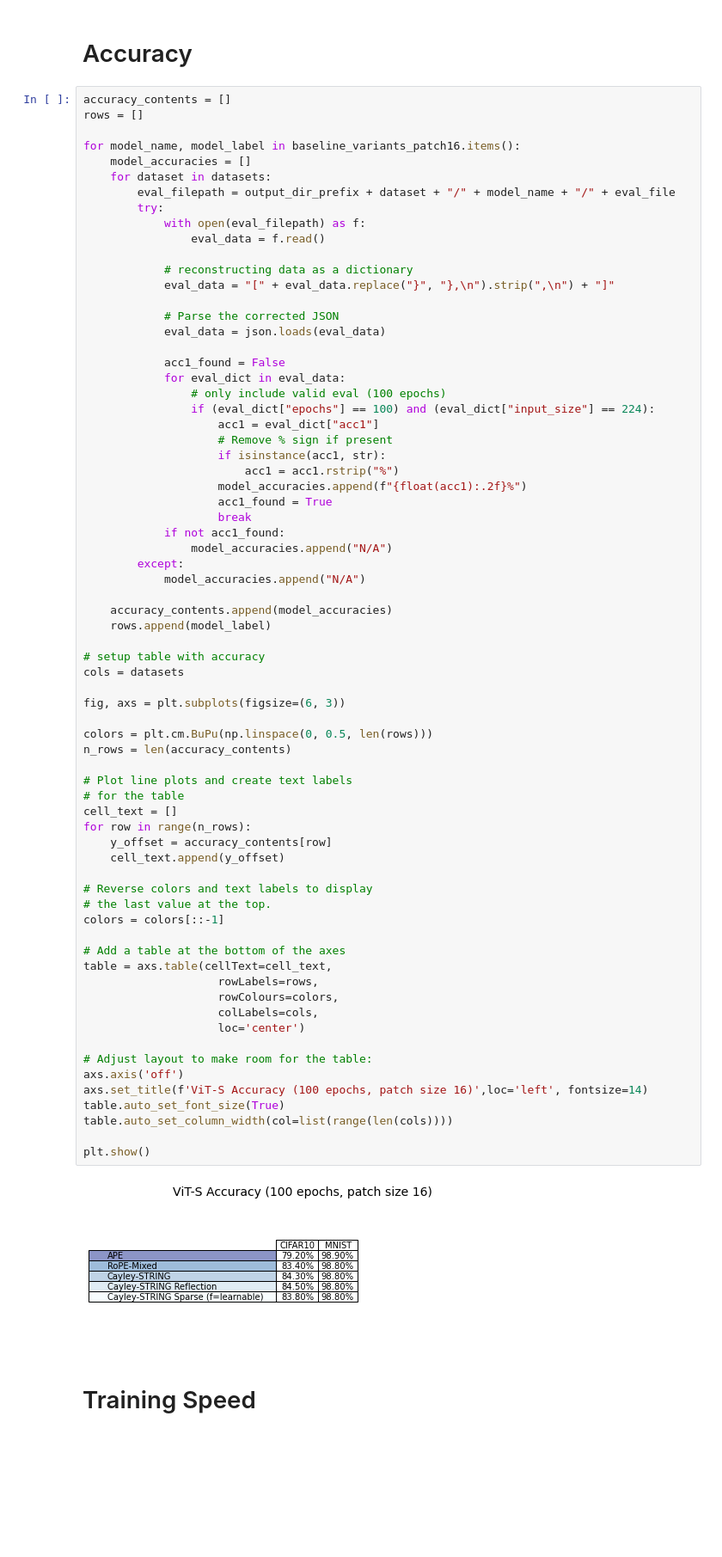
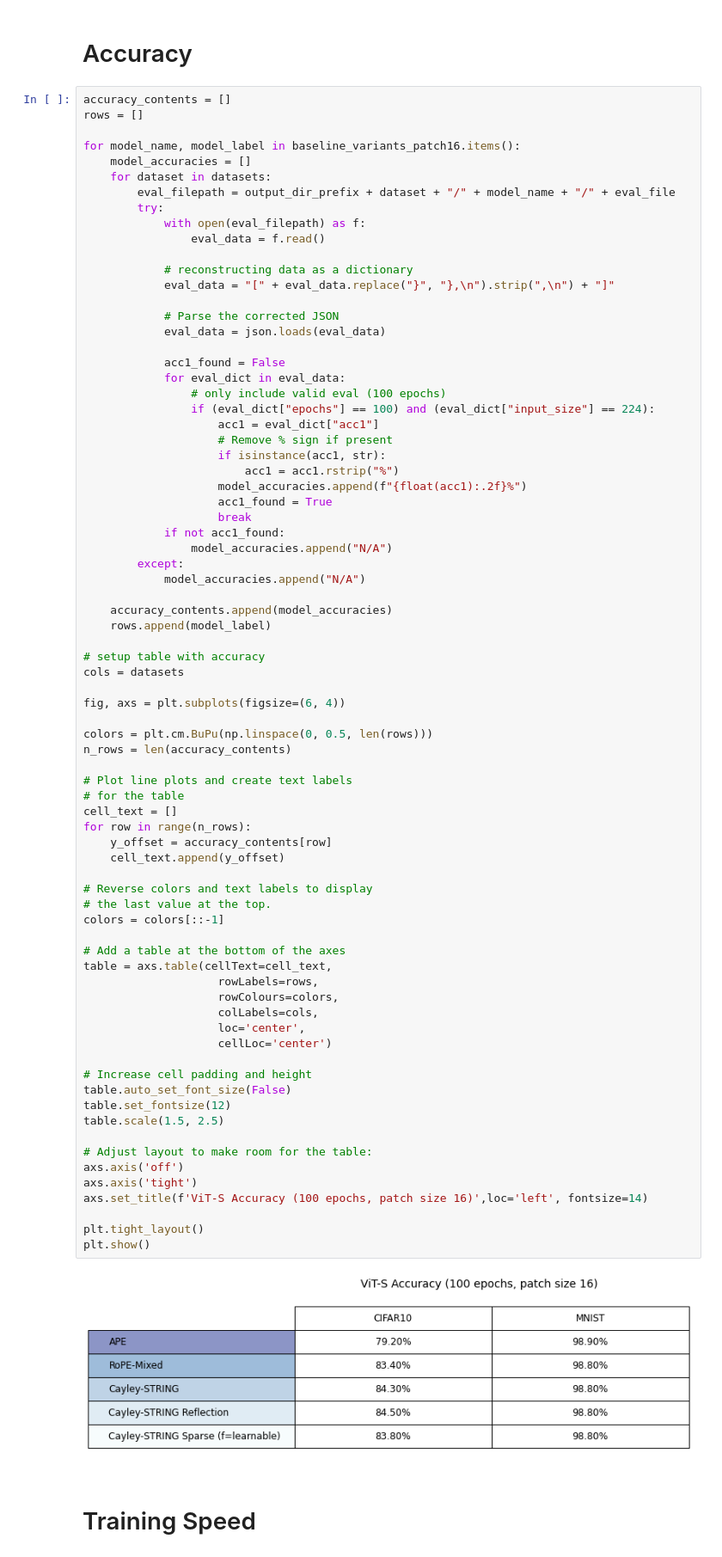
Before and after one commit to mariafernandasf/data-mining-project, a Jupyter notebook: plot_experiment_results_new.ipynb, the cells around one changed output. Shown at 86% size. Cells and saved outputs as stored; diff of their text form; blank space fills up the shorter version.

Commit message:
improve formatting for acc table

```diff
--- a/plot_experiment_results_new.ipynb
+++ b/plot_experiment_results_new.ipynb
@@ -142,38 +142,44 @@ for model_name, model_label in baseline_variants_patch16.items():
 # setup table with accuracy
 cols = datasets
 
-fig, axs = plt.subplots(figsize=(6, 3))
+fig, axs = plt.subplots(figsize=(6, 4))
 
 colors = plt.cm.BuPu(np.linspace(0, 0.5, len(rows)))
 n_rows = len(accuracy_contents)
 
 # Plot line plots and create text labels
 # for the table
 cell_text = []
 for row in range(n_rows):
     y_offset = accuracy_contents[row]
     cell_text.append(y_offset)
 
 # Reverse colors and text labels to display
 # the last value at the top.
 colors = colors[::-1]
 
 # Add a table at the bottom of the axes
 table = axs.table(cellText=cell_text,
                     rowLabels=rows,
                     rowColours=colors,
                     colLabels=cols,
-                    loc='center')
+                    loc='center',
+                    cellLoc='center')
+
+# Increase cell padding and height
+table.auto_set_font_size(False)
+table.set_fontsize(12)
+table.scale(1.5, 2.5)
 
 # Adjust layout to make room for the table:
 axs.axis('off')
+axs.axis('tight')
 axs.set_title(f'ViT-S Accuracy (100 epochs, patch size 16)',loc='left', fontsize=14)
-table.auto_set_font_size(True)
-table.auto_set_column_width(col=list(range(len(cols))))
 
+plt.tight_layout()
 plt.show()
 # %% [output]
-[figure, old version]
+[figure, new version]
 # %% [markdown]
 # Training Speed
 # %%
```
